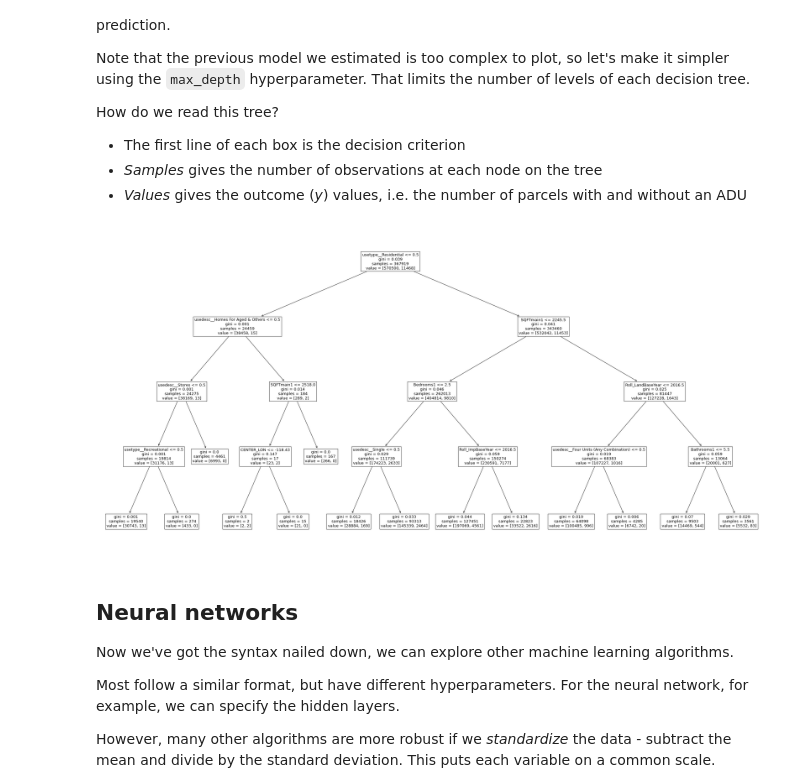
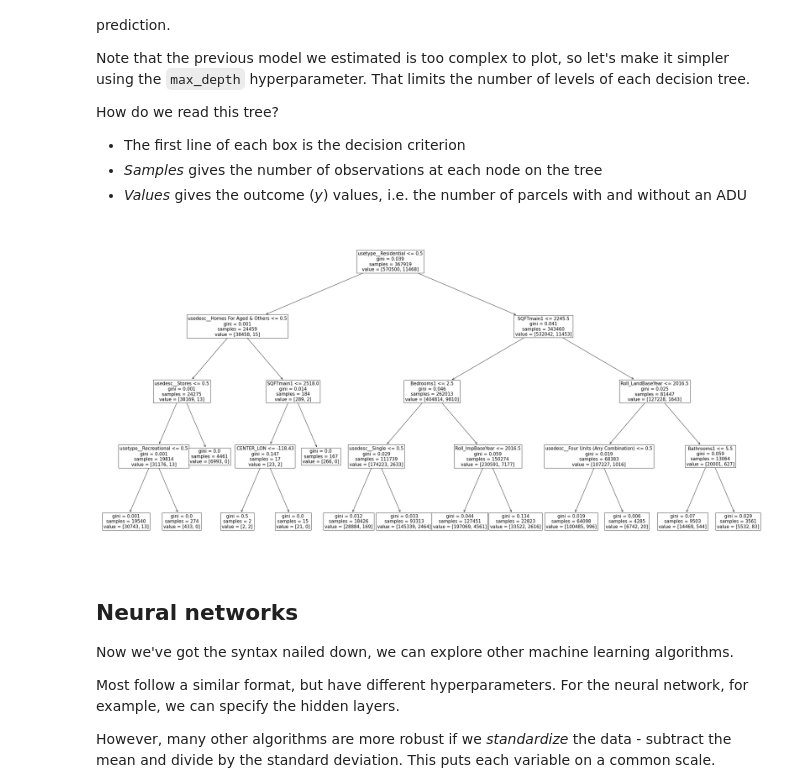
Before and after one commit to UCLALuskinDataScience/UrbanDataScience, a Jupyter notebook: weeks7-8/a_Classification.ipynb, the cells around one changed output. Drawn from its saved outputs; the diff is of its cells as text; code cells hidden in the pictures.

```diff
--- a/weeks7-8/a_Classification.ipynb
+++ b/weeks7-8/a_Classification.ipynb
@@ -561,18 +561,18 @@ How do we read this tree?
 * *Values* gives the outcome (*y*) values, i.e. the number of parcels with and without an ADU
 # %%
 # same as before, but with max_depth=4
-#rf = RandomForestClassifier(n_estimators = 100, random_state = 1, n_jobs=-1, max_depth=4)
-#rf.fit(X_train, y_train)
+rf = RandomForestClassifier(n_estimators = 100, random_state = 1, n_jobs=-1, max_depth=4)
+rf.fit(X_train, y_train)
 
 # now we have 100 estimators (trees), so let's pick the first one to visualize
-#e = rf.estimators_[0]
+e = rf.estimators_[0]
 
 from sklearn import tree
 import matplotlib.pyplot as plt
 fig, ax = plt.subplots(figsize=(40,20))
-_ = tree.plot_tree(e, feature_names = X_train.columns, fontsize=13, ax = ax)
+_ = tree.plot_tree(e, feature_names = X_train.columns, fontsize=15, ax = ax)
 # %% [output]
-[figure, old version]
+[figure, new version]
 # %% [markdown]
 ## Neural networks
 Now we've got the syntax nailed down, we can explore other machine learning algorithms.
```
Also changed, not shown: parts of 3 cells of this notebook.
